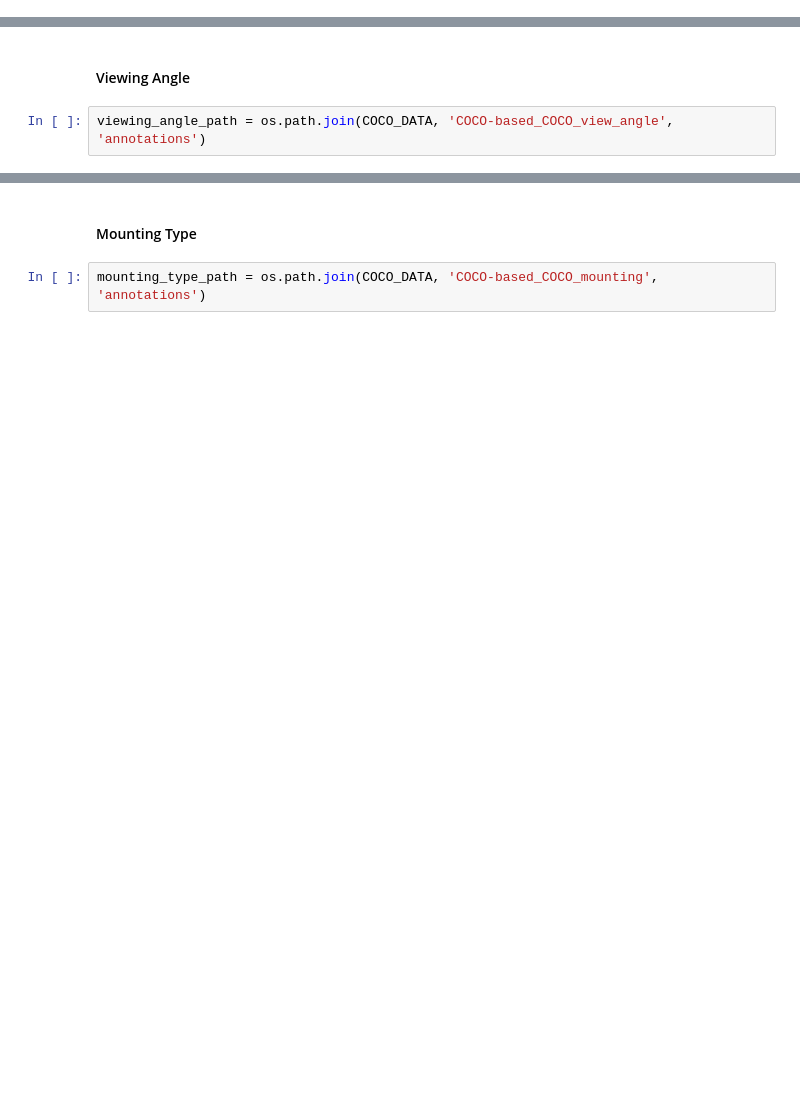
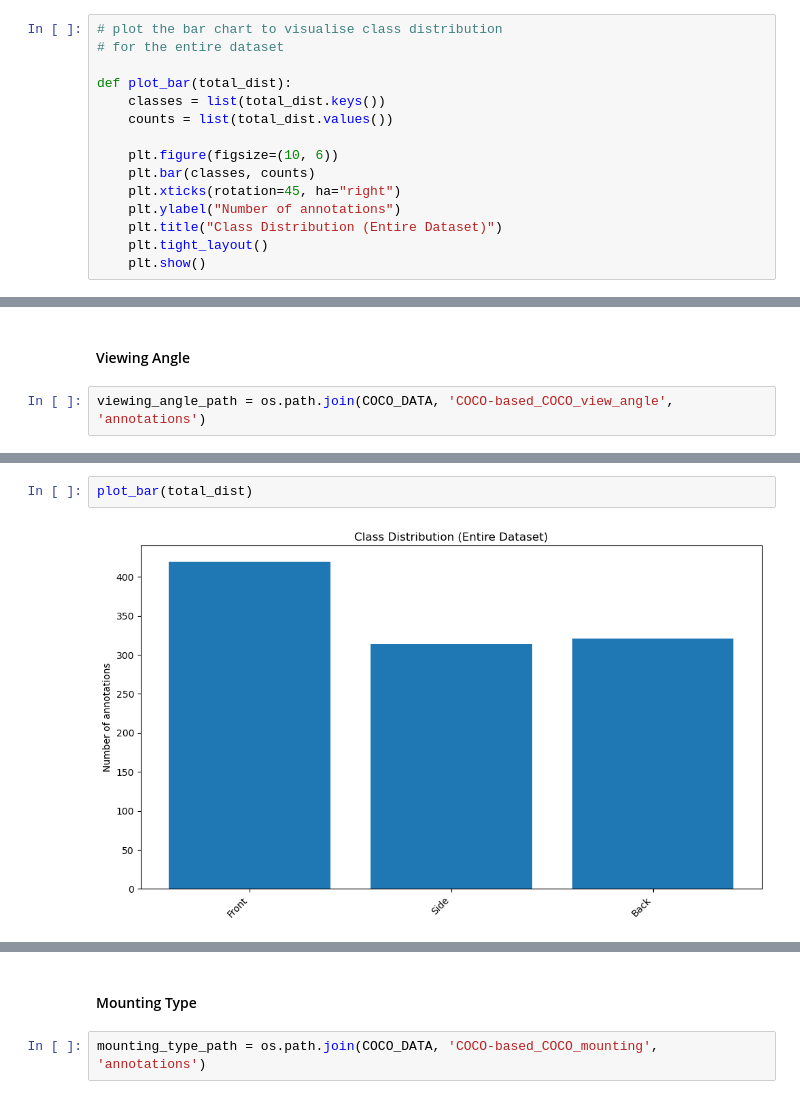
Before and after one commit to spiteriamy/ari3129-cv-group-project, a Jupyter notebook: 2c_results_comparison.ipynb, the cells around one changed output, grey strips where cells are left out. Cells and saved outputs as stored; diff of their text form; blank space fills up the shorter version.

Commit message:
dataset class distribution analysis

```diff
--- a/2c_results_comparison.ipynb
+++ b/2c_results_comparison.ipynb
@@ -78,3 +78,18 @@ def class_distribution(coco_path):
         counts[id2name[ann["category_id"]]] += 1
 
     return counts
+# %%
+# plot the bar chart to visualise class distribution
+# for the entire dataset
+
+def plot_bar(total_dist):
+    classes = list(total_dist.keys())
+    counts = list(total_dist.values())
+
+    plt.figure(figsize=(10, 6))
+    plt.bar(classes, counts)
+    plt.xticks(rotation=45, ha="right")
+    plt.ylabel("Number of annotations")
+    plt.title("Class Distribution (Entire Dataset)")
+    plt.tight_layout()
+    plt.show()
@@ -230,0 +239,4 @@ Side                          : 314      (29.79%)
+# %%
+plot_bar(total_dist)
+# %% [output]
+[figure, added]
```
Also changed, not shown: parts of 18 cells of this notebook.
